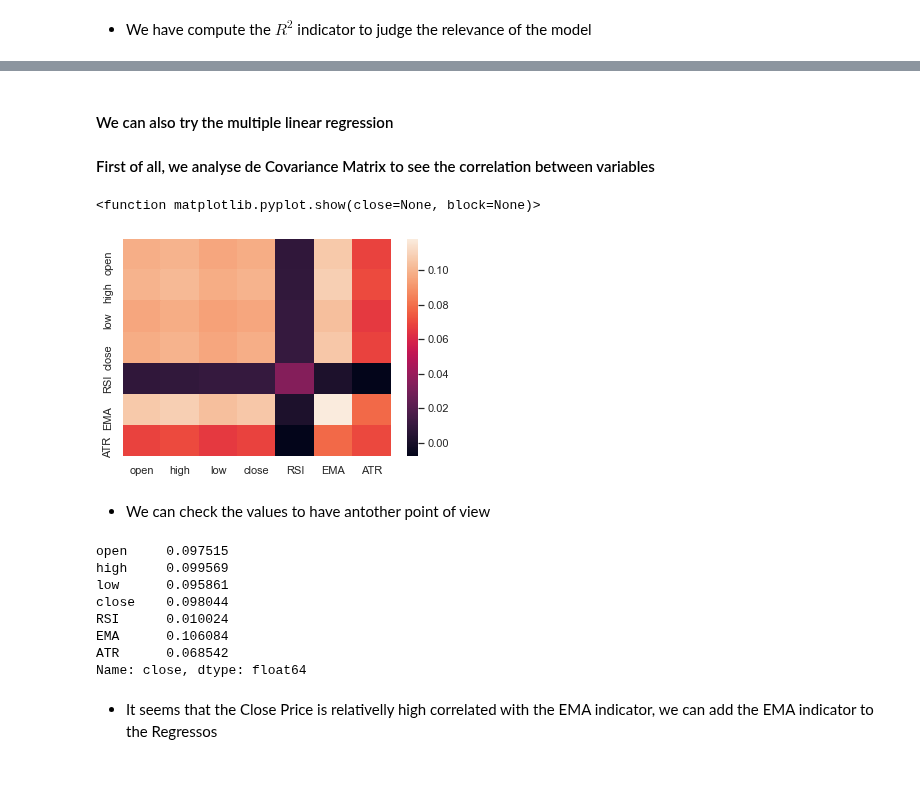
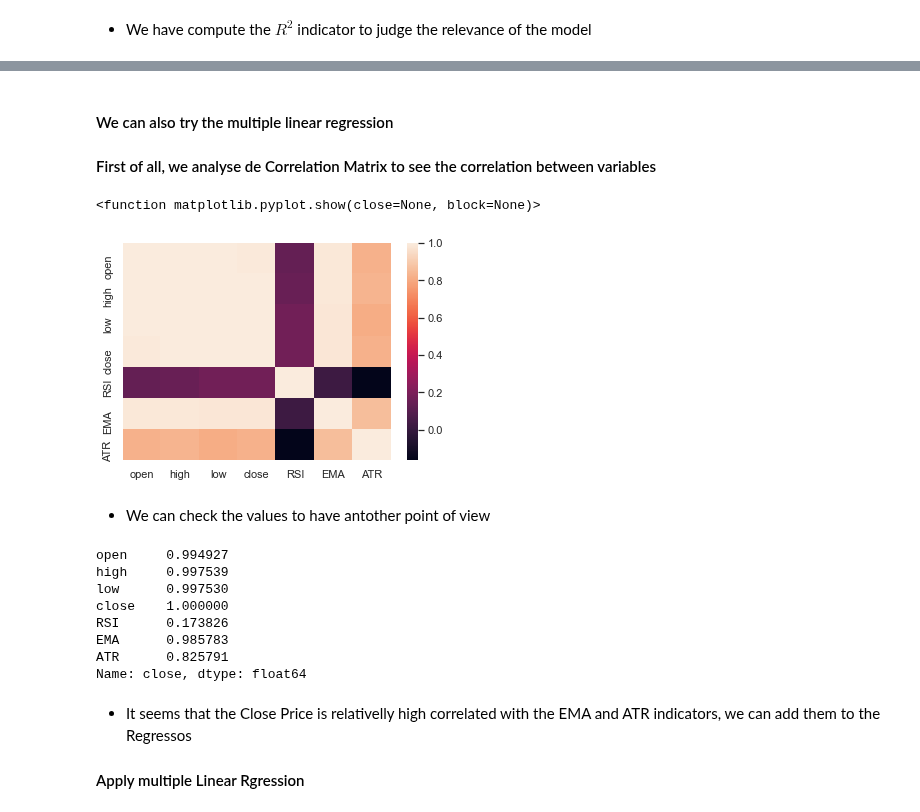
Before and after one commit to MohamedKeteb/Crypto_project, a Jupyter notebook: Bitcoin_pred.ipynb, the cells around one changed output, grey strips where cells are left out. Cells and saved outputs as stored; diff of their text form; code cells hidden in the pictures; blank space fills up the shorter version.

Commit message:
finish the linear regression we need to comment the code begin the SVR method

```diff
--- a/Bitcoin_pred.ipynb
+++ b/Bitcoin_pred.ipynb
@@ -170,26 +169,27 @@ visualize_future(scaled_data, future_price)
 # %% [markdown]
 #### We can also try the multiple linear regression
-#### First of all, we analyse de Covariance Matrix to see the correlation between variables
+#### First of all, we analyse de Correlation Matrix to see the correlation between variables
 # %%
-cov_matrix = scaled_data.drop('datetime', axis=1).cov()
-sns.heatmap(cov_matrix)
+corr_matrix = final_data.drop('datetime', axis=1).corr()
+sns.heatmap(corr_matrix)
 plt.show
 # %% [output]
 <function matplotlib.pyplot.show(close=None, block=None)>
-[figure, old version]
+[figure, new version]
 # %% [markdown]
 - We can check the values to have antother point of view
 # %%
-cov_matrix['close']
+corr_matrix['close']
 # %% [output]
-open     0.097515
-high     0.099569
-low      0.095861
-close    0.098044
-RSI      0.010024
-EMA      0.106084
-ATR      0.068542
+open     0.994927
+high     0.997539
+low      0.997530
+close    1.000000
+RSI      0.173826
+EMA      0.985783
+ATR      0.825791
 Name: close, dtype: float64
 # %% [markdown]
-- It seems that the Close Price is relativelly high correlated with the EMA indicator, we can add the EMA indicator to the Regressos
+- It seems that the Close Price is relativelly high correlated with the EMA and ATR indicators, we can add them to the Regressos
+#### Apply multiple Linear Rgression
 # %%
```
Also changed, not shown: parts of 18 cells of this notebook.
